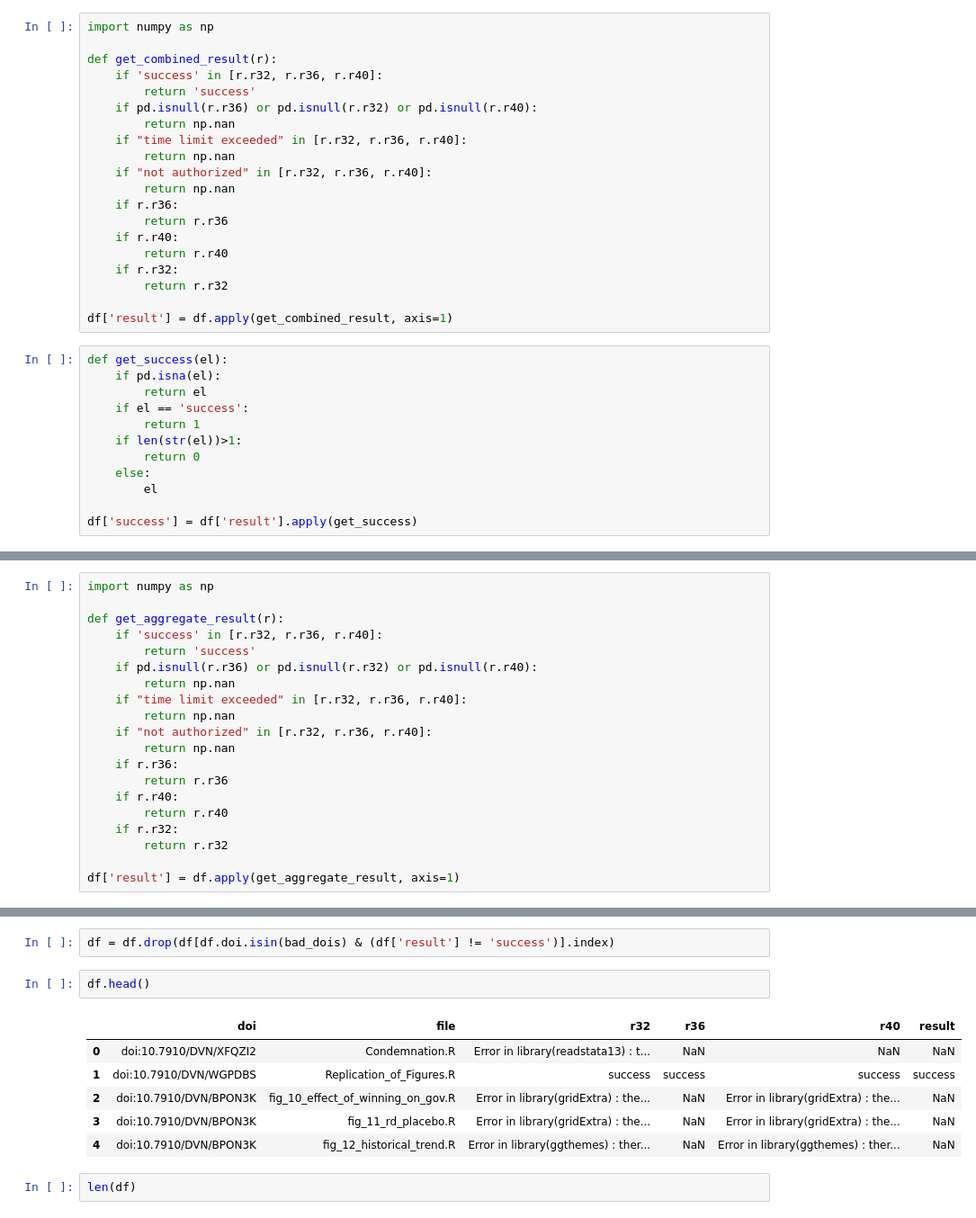
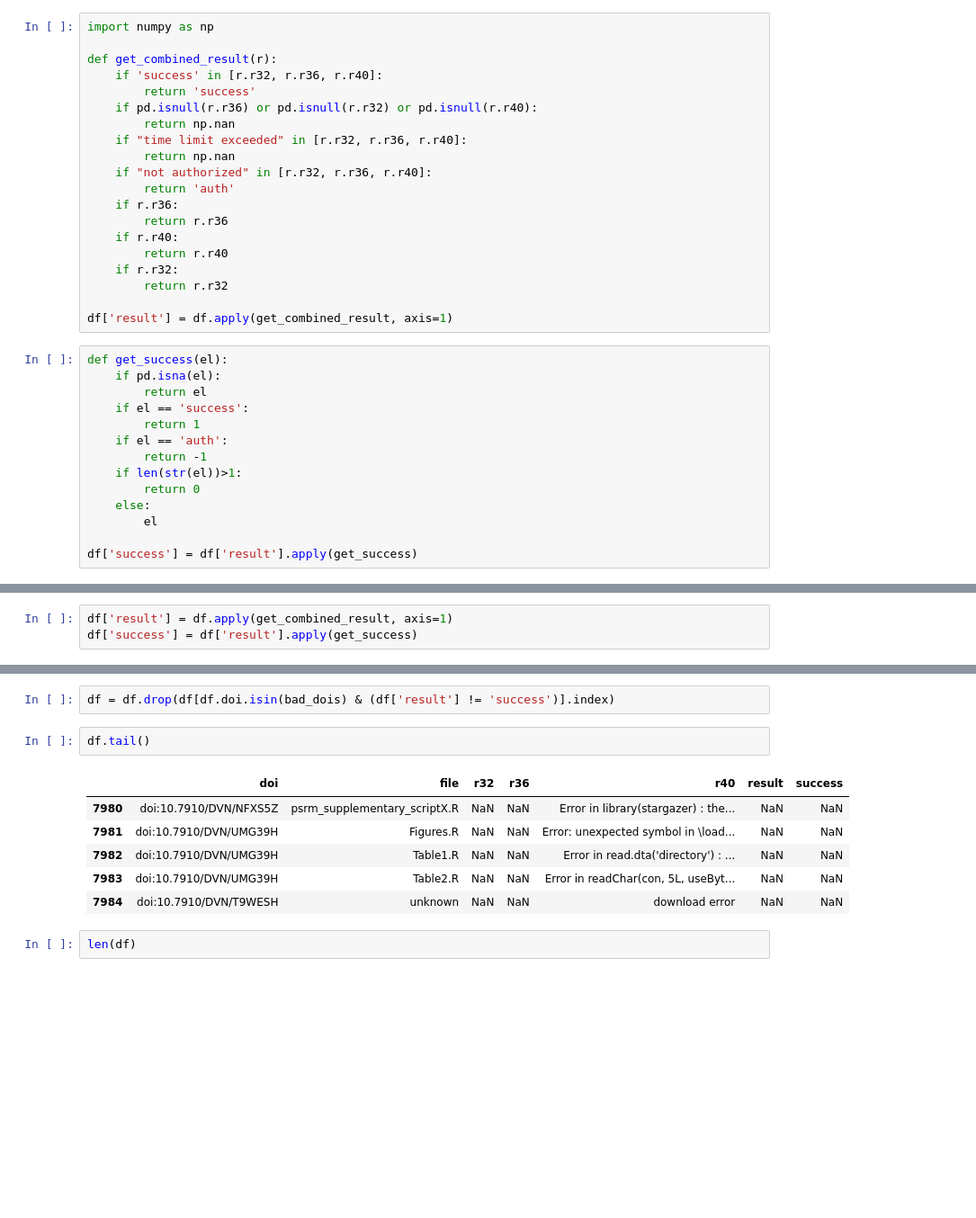
Before and after one commit to atrisovic/dataverse-r-study, a Jupyter notebook: analysis/get-combined-success-rates.ipynb, the cells around one changed output, grey strips where cells are left out. Shown at 90% size. Drawn from its saved outputs; the diff is of its cells as text; blank space fills up the shorter version.

```diff
--- a/analysis/get-combined-success-rates.ipynb
+++ b/analysis/get-combined-success-rates.ipynb
@@ -59,7 +59,7 @@ def get_combined_result(r):
     if "time limit exceeded" in [r.r32, r.r36, r.r40]:
         return np.nan
     if "not authorized" in [r.r32, r.r36, r.r40]:
-        return np.nan
+        return 'auth'
     if r.r36:
         return r.r36
     if r.r40:
@@ -74,6 +74,8 @@ def get_success(el):
         return el
     if el == 'success':
         return 1
+    if el == 'auth':
+        return -1
     if len(str(el))>1:
         return 0
     else:
@@ -247,21 +240,4 @@ len(df)
-# %%
-import numpy as np
-
-def get_aggregate_result(r):
-    if 'success' in [r.r32, r.r36, r.r40]:
-        return 'success'
-    if pd.isnull(r.r36) or pd.isnull(r.r32) or pd.isnull(r.r40):
-        return np.nan
-    if "time limit exceeded" in [r.r32, r.r36, r.r40]:
-        return np.nan
-    if "not authorized" in [r.r32, r.r36, r.r40]:
-        return np.nan
-    if r.r36:
-        return r.r36
-    if r.r40:
-        return r.r40
-    if r.r32:
-        return r.r32
-
-df['result'] = df.apply(get_aggregate_result, axis=1)
+# %%
+df['result'] = df.apply(get_combined_result, axis=1)
+df['success'] = df['result'].apply(get_success)
 # %%
@@ -297,14 +278,14 @@ bad_dois = list(bad_dois)
 # %%
 df = df.drop(df[df.doi.isin(bad_dois) & (df['result'] != 'success')].index)
 # %%
-df.head()
+df.tail()
 # %% [output]
-|  | doi | file | r32 | r36 | r40 | result |
-| 0 | doi:10.7910/DVN/XFQZI2 | Condemnation.R | Error in library(readstata13) : t... | NaN | NaN | NaN |
-| 1 | doi:10.7910/DVN/WGPDBS | Replication_of_Figures.R | success | success | success | success |
-| 2 | doi:10.7910/DVN/BPON3K | fig_10_effect_of_winning_on_gov.R | Error in library(gridExtra) : the... | NaN | Error in library(gridExtra) : the... | NaN |
-| 3 | doi:10.7910/DVN/BPON3K | fig_11_rd_placebo.R | Error in library(gridExtra) : the... | NaN | Error in library(gridExtra) : the... | NaN |
-| 4 | doi:10.7910/DVN/BPON3K | fig_12_historical_trend.R | Error in library(ggthemes) : ther... | NaN | Error in library(ggthemes) : ther... | NaN |
+|  | doi | file | r32 | r36 | r40 | result | success |
+| 7980 | doi:10.7910/DVN/NFXS5Z | psrm_supplementary_scriptX.R | NaN | NaN | Error in library(stargazer) : the... | NaN | NaN |
+| 7981 | doi:10.7910/DVN/UMG39H | Figures.R | NaN | NaN | Error: unexpected symbol in \load... | NaN | NaN |
+| 7982 | doi:10.7910/DVN/UMG39H | Table1.R | NaN | NaN | Error in read.dta('directory') : ... | NaN | NaN |
+| 7983 | doi:10.7910/DVN/UMG39H | Table2.R | NaN | NaN | Error in readChar(con, 5L, useByt... | NaN | NaN |
+| 7984 | doi:10.7910/DVN/T9WESH | unknown | NaN | NaN | download error | NaN | NaN |
 # %%
 len(df)
 # %% [output]
```
Also changed, not shown: parts of 15 cells of this notebook, 6 other files.
